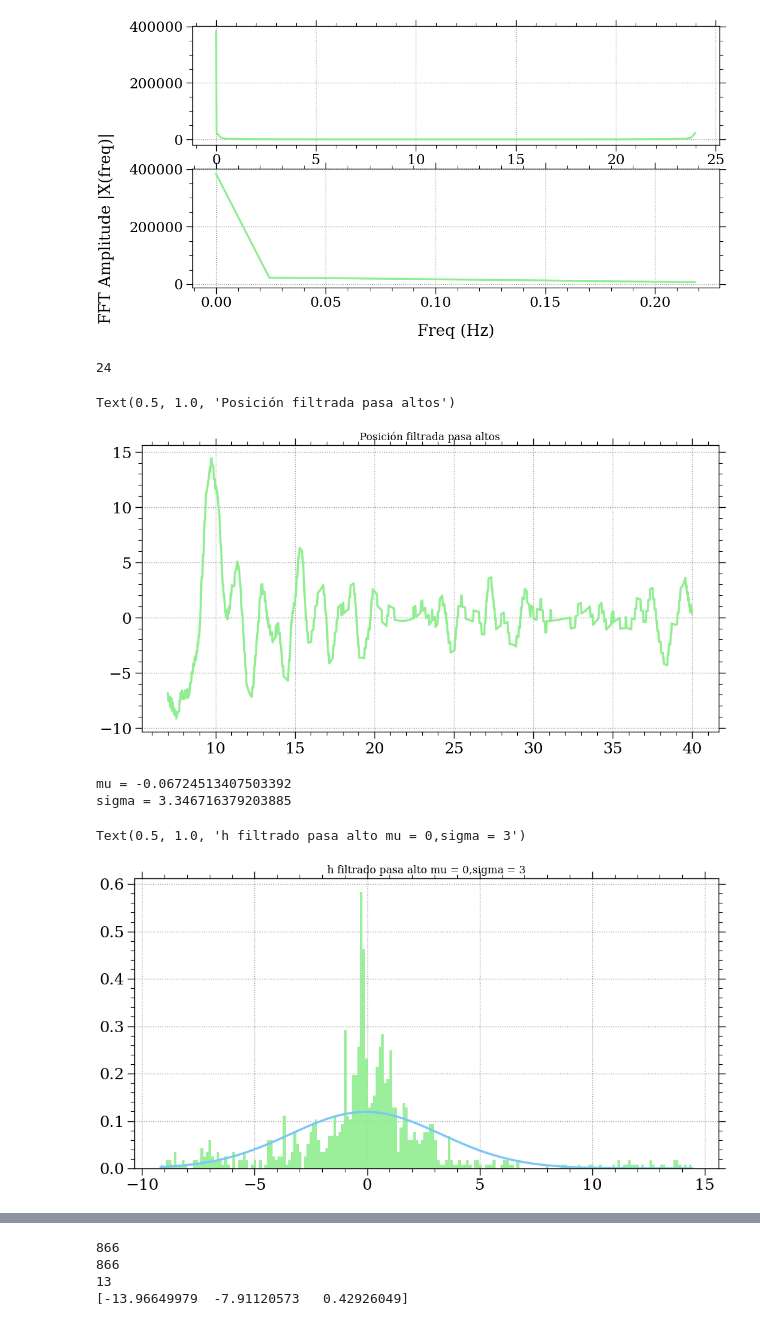
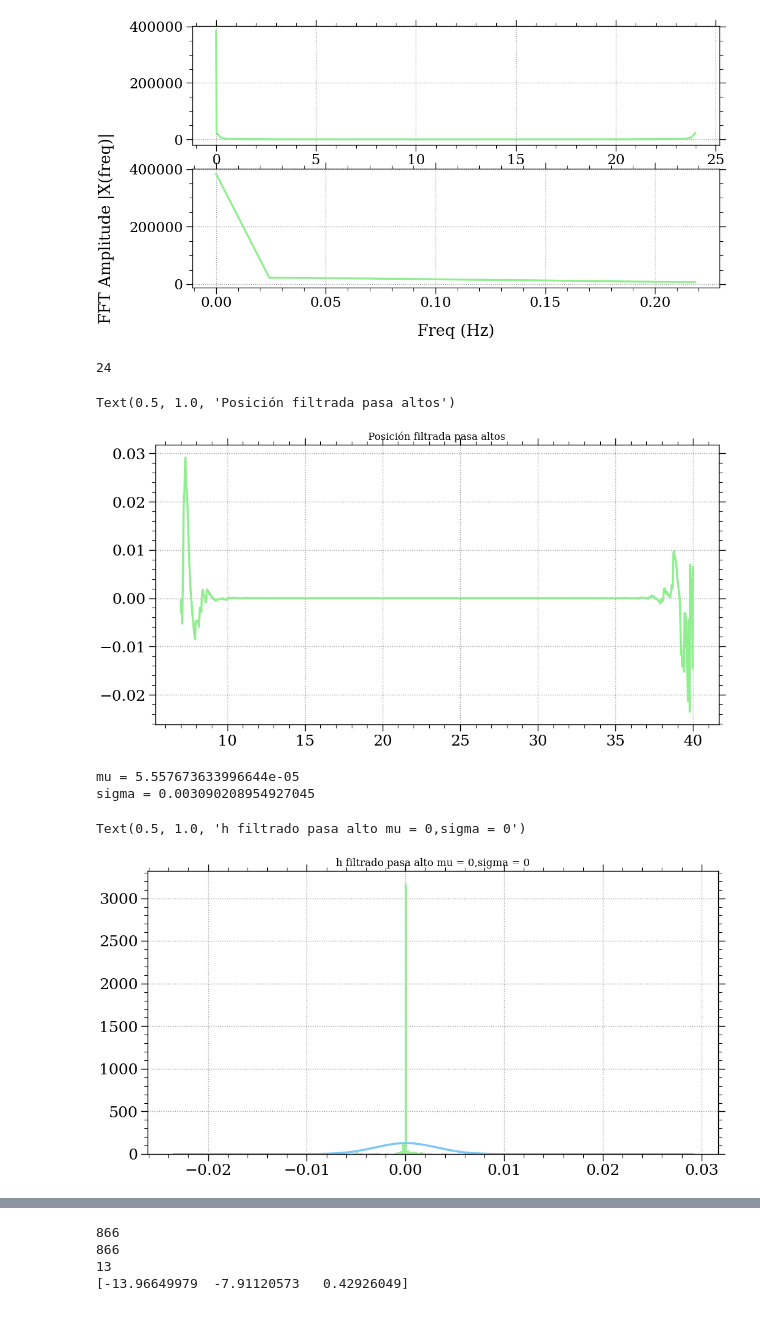
Before and after one commit to Martin-Palomeque/PID, a Jupyter notebook: Incerteza_vaso.ipynb, the cells around one changed output, grey strips where cells are left out. Cells and saved outputs as stored; diff of their text form; code cells hidden in the pictures.

```diff
--- a/Incerteza_vaso.ipynb
+++ b/Incerteza_vaso.ipynb
@@ -129,43 +129,43 @@ Text(0, 0.5, 'FFT Amplitude |X(freq)|')
 # %%
 fs = int(len(t)/t[-1])
 print(fs)
-highpass_h = butter_highpass_filter(h,0.2,fs,2)
+highpass_h = butter_highpass_filter(h,0.5,fs,2)
 fig, ax = plt.subplots()
 ax.plot(t,highpass_h)
 ax.set_title(f'Posición filtrada pasa altos')
 # %% [output]
 24
 Text(0.5, 1.0, 'Posición filtrada pasa altos')
-[figure, old version]
+[figure, new version]
 # %%
 import statistics
 from scipy.stats import norm
 
 fig, ax = plt.subplots()
 noise = highpass_h
 mu, sigma = norm.fit(noise)
-noise = np.array([element for element in noise if (element > -15 and element < 15)])
+# noise = np.array([element for element in noise if (element > -15 and element < 15)])
 
 _, bins, _ = plt.hist(noise, 200, density=True, alpha=0.9)
 # ax.hist(noise,bins=200)
-# xmin,xmax = min(noise),max(noise)
-xmin,xmax = -15,15
+xmin,xmax = min(noise),max(noise)
+# xmin,xmax = -15,15
 
 best_fit_line = norm.pdf(bins, mu, sigma)
 print(f'mu = {mu}')
 print(f'sigma = {sigma}')
 x = np.linspace(xmin,xmax,len(noise))
 p = norm.pdf(x, mu, sigma)
 
 ax.plot(bins, best_fit_line)
 
 plt.title(f'h filtrado pasa alto mu = {int(mu)},sigma = {int(sigma)}')
 # ax.plot(x,p)
 # %% [output]
-mu = -0.06724513407503392
-sigma = 3.346716379203885
+mu = 5.557673633996644e-05
+sigma = 0.003090208954927045
-Text(0.5, 1.0, 'h filtrado pasa alto mu = 0,sigma = 3')
+Text(0.5, 1.0, 'h filtrado pasa alto mu = 0,sigma = 0')
-[figure, old version]
+[figure, new version]
 # %%
 from scipy.stats import norm
 from scipy.optimize import curve_fit
```
Also changed, not shown: parts of 1 cell of this notebook.
